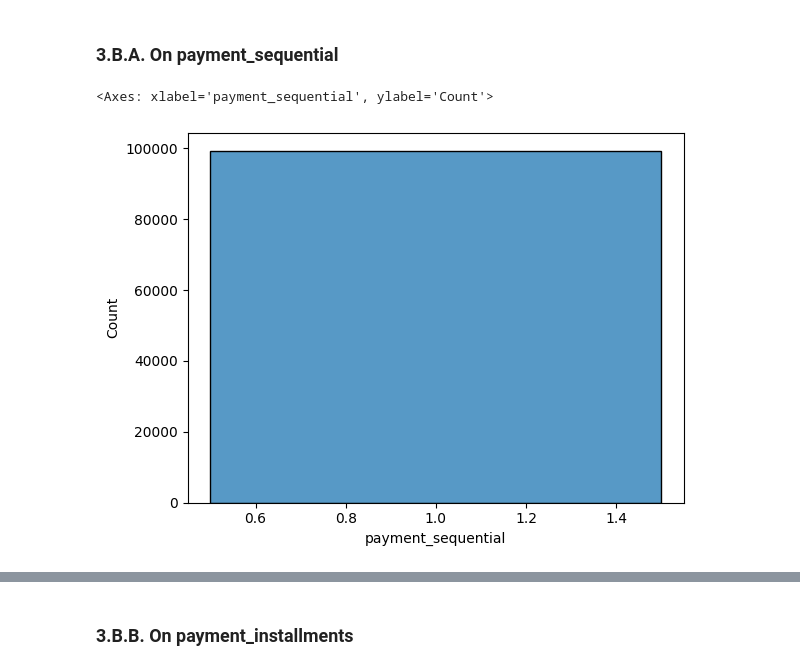
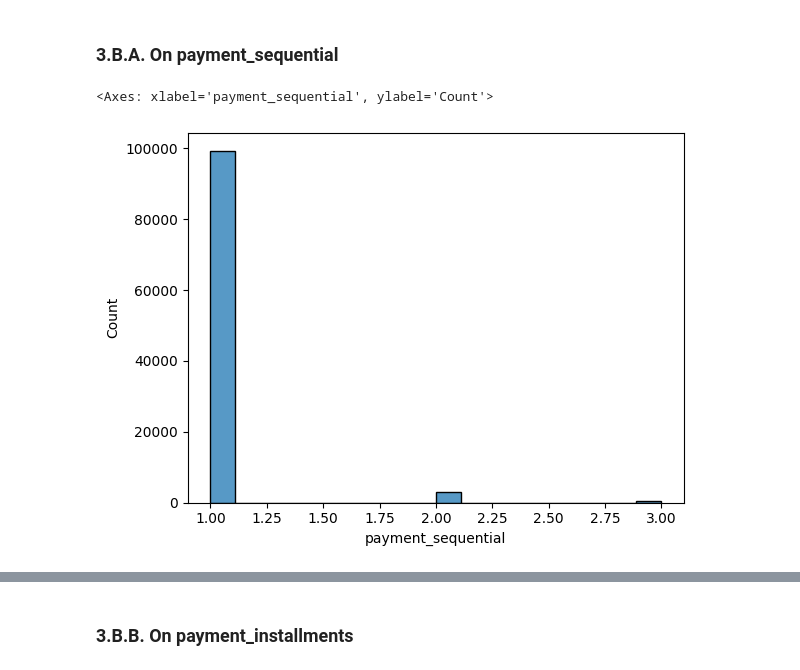
Before and after one commit to bagusfarisa/olist-data-wrangling, a Jupyter notebook: olist.ipynb, the cells around one changed output, grey strips where cells are left out. Drawn from its saved outputs; the diff is of its cells as text; code cells hidden in the pictures.

```diff
--- a/olist.ipynb
+++ b/olist.ipynb
@@ -464,16 +464,16 @@ sns.boxplot(x=df_order_payments['payment_value'])
 ### 3.B.A. On payment_sequential
 # %%
 # Define upper bound
-upper_bound = df_order_payments["payment_sequential"].quantile(q=0.75)*1.5
+upper_bound = df_order_payments["payment_sequential"].median() + df_order_payments["payment_sequential"].std()*3 # median is used because data is skewed
 
 # Define df without outlier
 df_order_payments_without_outlier = df_order_payments[df_order_payments["payment_sequential"] <= upper_bound]
 
 # Plot to see the distribution without outlier
 sns.histplot(df_order_payments_without_outlier, x='payment_sequential')
 # %% [output]
 <Axes: xlabel='payment_sequential', ylabel='Count'>
-[figure, old version]
+[figure, new version]
 # %%
 # Find the median of payment_sequential
 med_payment_sequential = df_order_payments['payment_sequential'].median()
```
Also changed, not shown: parts of 8 cells of this notebook.
